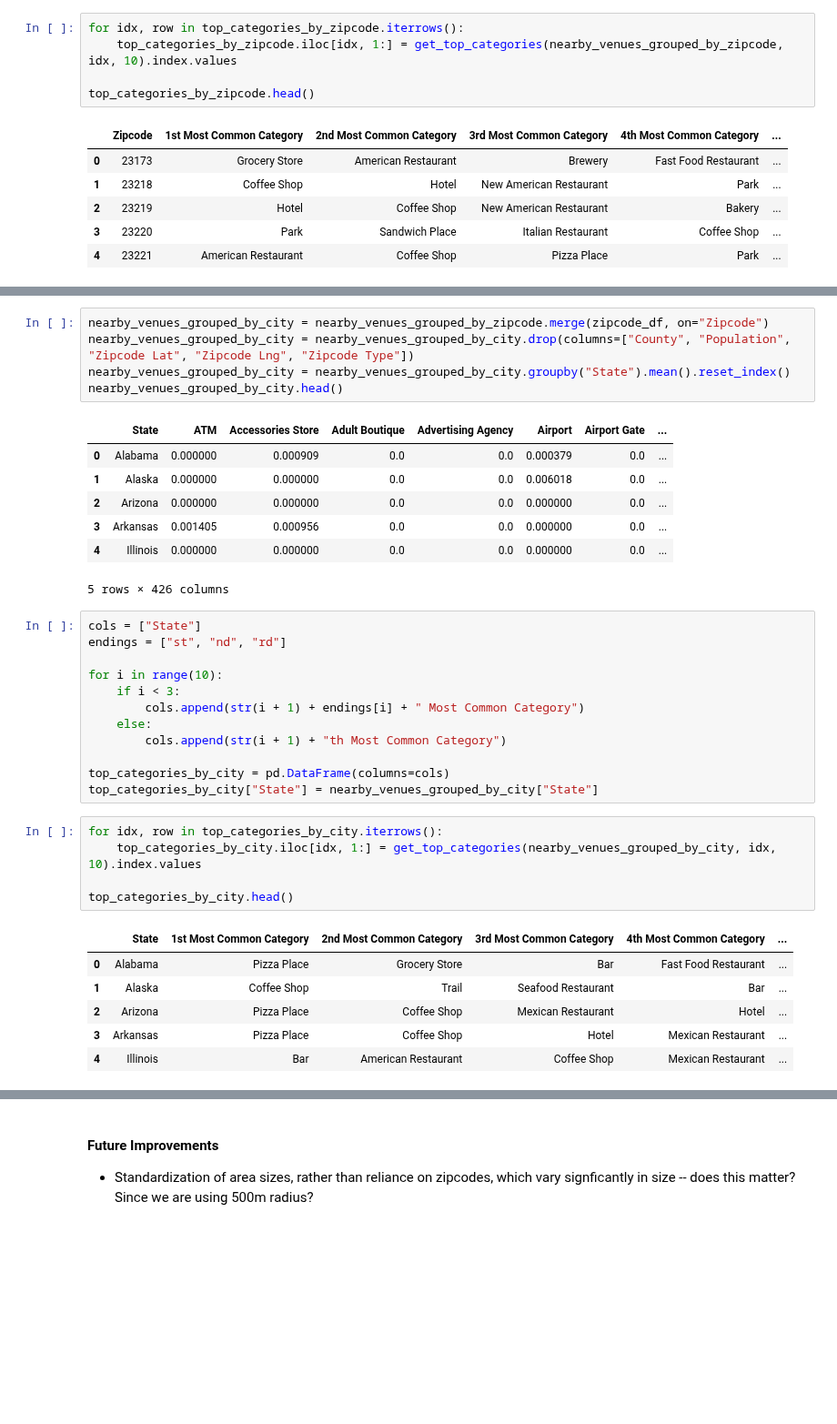
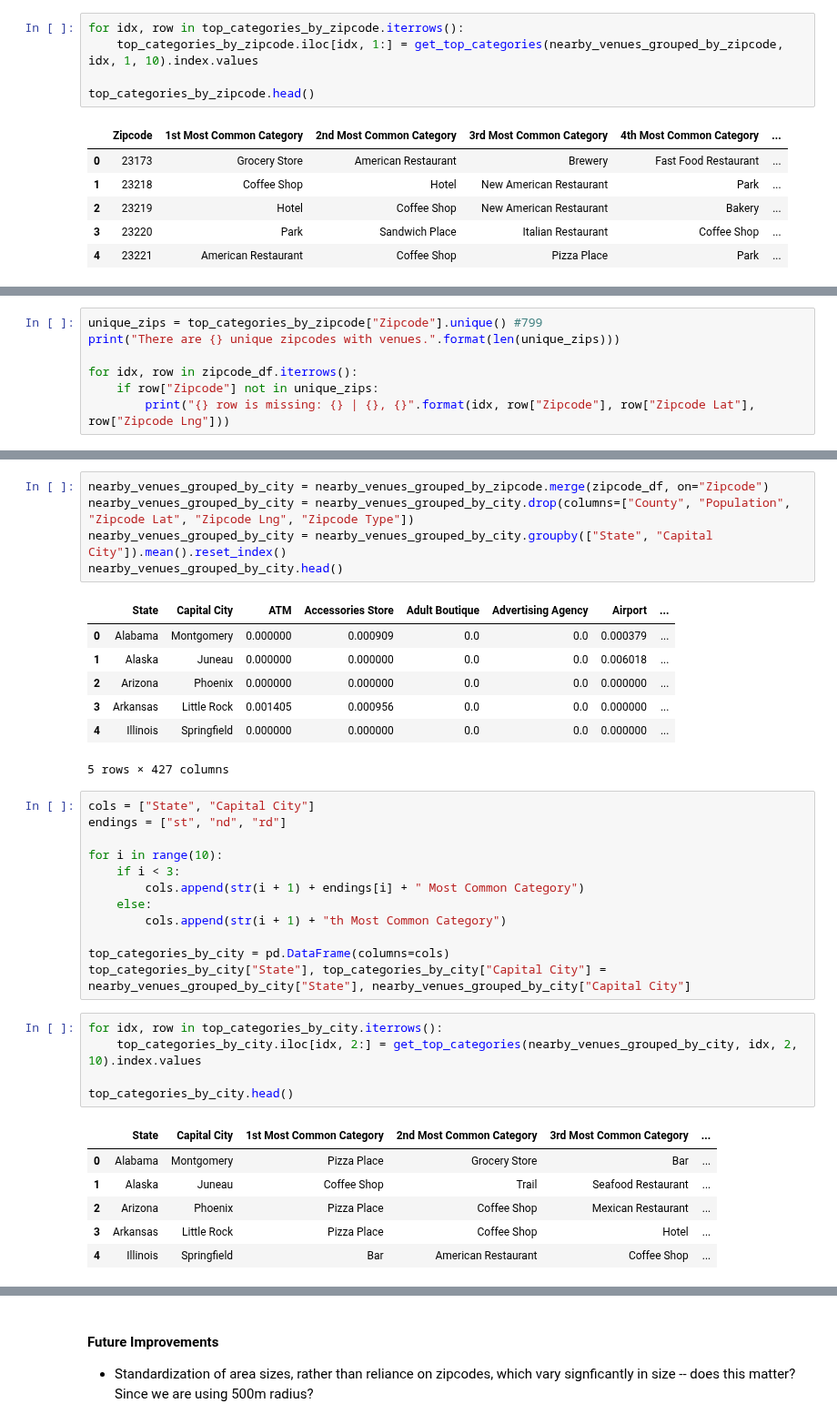
Before and after one commit to amypeniston/data-science-capstone-project, a Jupyter notebook: Week_5_Capstone_Project.ipynb, the cells around one changed output, grey strips where cells are left out. Shown at 91% size. Cells and saved outputs as stored; diff of their text form; blank space fills up the shorter version.

```diff
--- a/Week_5_Capstone_Project.ipynb
+++ b/Week_5_Capstone_Project.ipynb
@@ -726,7 +718,7 @@ top_categories_by_zipcode = pd.DataFrame(columns=cols)
 top_categories_by_zipcode["Zipcode"] = nearby_venues_grouped_by_zipcode["Zipcode"]
 # %%
 for idx, row in top_categories_by_zipcode.iterrows():
-    top_categories_by_zipcode.iloc[idx, 1:] = get_top_categories(nearby_venues_grouped_by_zipcode, idx, 10).index.values
+    top_categories_by_zipcode.iloc[idx, 1:] = get_top_categories(nearby_venues_grouped_by_zipcode, idx, 1, 10).index.values
 
 top_categories_by_zipcode.head()
 # %% [output]
@@ -738,0 +740,7 @@ top_categories_by_zipcode.head()
+# %%
+unique_zips = top_categories_by_zipcode["Zipcode"].unique() #799
+print("There are {} unique zipcodes with venues.".format(len(unique_zips)))
+
+for idx, row in zipcode_df.iterrows():
+    if row["Zipcode"] not in unique_zips:
+        print("{} row is missing: {} | {}, {}".format(idx, row["Zipcode"], row["Zipcode Lat"], row["Zipcode Lng"]))
@@ -741,18 +771,18 @@ top_categories_by_zipcode.head()
 # %%
 nearby_venues_grouped_by_city = nearby_venues_grouped_by_zipcode.merge(zipcode_df, on="Zipcode")
 nearby_venues_grouped_by_city = nearby_venues_grouped_by_city.drop(columns=["County", "Population", "Zipcode Lat", "Zipcode Lng", "Zipcode Type"])
-nearby_venues_grouped_by_city = nearby_venues_grouped_by_city.groupby("State").mean().reset_index()
+nearby_venues_grouped_by_city = nearby_venues_grouped_by_city.groupby(["State", "Capital City"]).mean().reset_index()
 nearby_venues_grouped_by_city.head()
 # %% [output]
-|  | State | ATM | Accessories Store | Adult Boutique | Advertising Agency | Airport | Airport Gate | ... |
-| 0 | Alabama | 0.000000 | 0.000909 | 0.0 | 0.0 | 0.000379 | 0.0 | ... |
-| 1 | Alaska | 0.000000 | 0.000000 | 0.0 | 0.0 | 0.006018 | 0.0 | ... |
-| 2 | Arizona | 0.000000 | 0.000000 | 0.0 | 0.0 | 0.000000 | 0.0 | ... |
-| 3 | Arkansas | 0.001405 | 0.000956 | 0.0 | 0.0 | 0.000000 | 0.0 | ... |
-| 4 | Illinois | 0.000000 | 0.000000 | 0.0 | 0.0 | 0.000000 | 0.0 | ... |
+|  | State | Capital City | ATM | Accessories Store | Adult Boutique | Advertising Agency | Airport | ... |
+| 0 | Alabama | Montgomery | 0.000000 | 0.000909 | 0.0 | 0.0 | 0.000379 | ... |
+| 1 | Alaska | Juneau | 0.000000 | 0.000000 | 0.0 | 0.0 | 0.006018 | ... |
+| 2 | Arizona | Phoenix | 0.000000 | 0.000000 | 0.0 | 0.0 | 0.000000 | ... |
+| 3 | Arkansas | Little Rock | 0.001405 | 0.000956 | 0.0 | 0.0 | 0.000000 | ... |
+| 4 | Illinois | Springfield | 0.000000 | 0.000000 | 0.0 | 0.0 | 0.000000 | ... |
-5 rows × 426 columns
+5 rows × 427 columns
 # %%
-cols = ["State"]
+cols = ["State", "Capital City"]
 endings = ["st", "nd", "rd"]
 
 for i in range(10):
@@ -762,16 +792,16 @@ for i in range(10):
         cols.append(str(i + 1) + "th Most Common Category")
 
 top_categories_by_city = pd.DataFrame(columns=cols)
-top_categories_by_city["State"] = nearby_venues_grouped_by_city["State"]
+top_categories_by_city["State"], top_categories_by_city["Capital City"] = nearby_venues_grouped_by_city["State"], nearby_venues_grouped_by_city["Capital City"]
 # %%
 for idx, row in top_categories_by_city.iterrows():
-    top_categories_by_city.iloc[idx, 1:] = get_top_categories(nearby_venues_grouped_by_city, idx, 10).index.values
+    top_categories_by_city.iloc[idx, 2:] = get_top_categories(nearby_venues_grouped_by_city, idx, 2, 10).index.values
 
 top_categories_by_city.head()
 # %% [output]
-|  | State | 1st Most Common Category | 2nd Most Common Category | 3rd Most Common Category | 4th Most Common Category | ... |
-| 0 | Alabama | Pizza Place | Grocery Store | Bar | Fast Food Restaurant | ... |
-| 1 | Alaska | Coffee Shop | Trail | Seafood Restaurant | Bar | ... |
-| 2 | Arizona | Pizza Place | Coffee Shop | Mexican Restaurant | Hotel | ... |
-| 3 | Arkansas | Pizza Place | Coffee Shop | Hotel | Mexican Restaurant | ... |
-| 4 | Illinois | Bar | American Restaurant | Coffee Shop | Mexican Restaurant | ... |
+|  | State | Capital City | 1st Most Common Category | 2nd Most Common Category | 3rd Most Common Category | ... |
+| 0 | Alabama | Montgomery | Pizza Place | Grocery Store | Bar | ... |
+| 1 | Alaska | Juneau | Coffee Shop | Trail | Seafood Restaurant | ... |
+| 2 | Arizona | Phoenix | Pizza Place | Coffee Shop | Mexican Restaurant | ... |
+| 3 | Arkansas | Little Rock | Pizza Place | Coffee Shop | Hotel | ... |
+| 4 | Illinois | Springfield | Bar | American Restaurant | Coffee Shop | ... |
```
Also changed, not shown: parts of 40 cells of this notebook.
